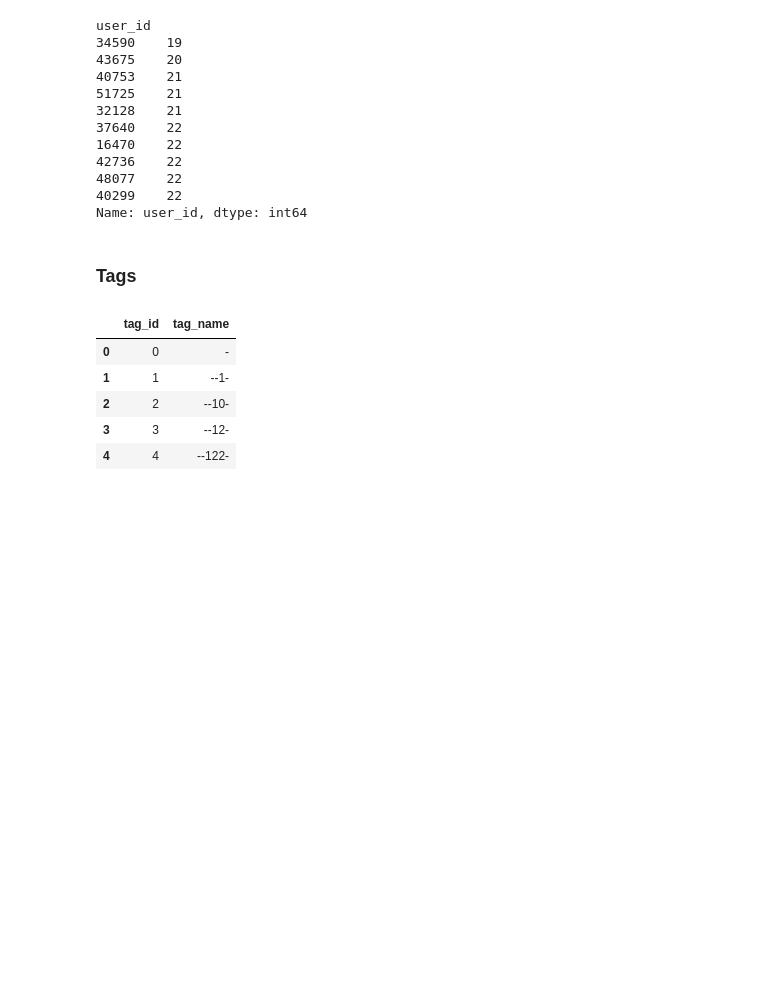
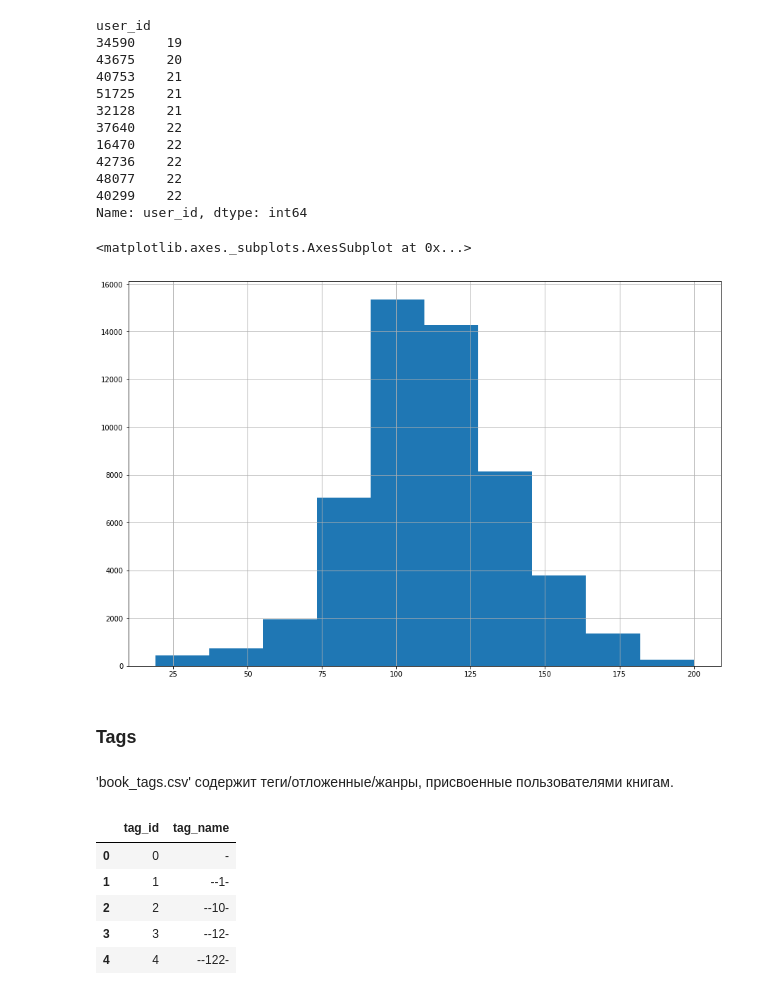
Before and after one commit to BuGzY1989/books_recommendation_system, a Jupyter notebook: books_recommendation_system.ipynb, the cells around one changed output. Cells and saved outputs as stored; diff of their text form; code cells hidden in the pictures; blank space fills up the shorter version.

```diff
--- a/books_recommendation_system.ipynb
+++ b/books_recommendation_system.ipynb
@@ -170,8 +231,15 @@ user_id
 48077    22
 40299    22
 Name: user_id, dtype: int64
+# %%
+reviews_per_user.hist(figsize=(15, 10))
+# %% [output]
+<matplotlib.axes._subplots.AxesSubplot at 0x...>
+[figure, added]
 # %% [markdown]
 ### Tags
+# %% [markdown]
+'book_tags.csv' содержит теги/отложенные/жанры, присвоенные пользователями книгам.
 # %%
 t.head()
 # %% [output]
```
Also changed, not shown: parts of 157 cells of this notebook.
